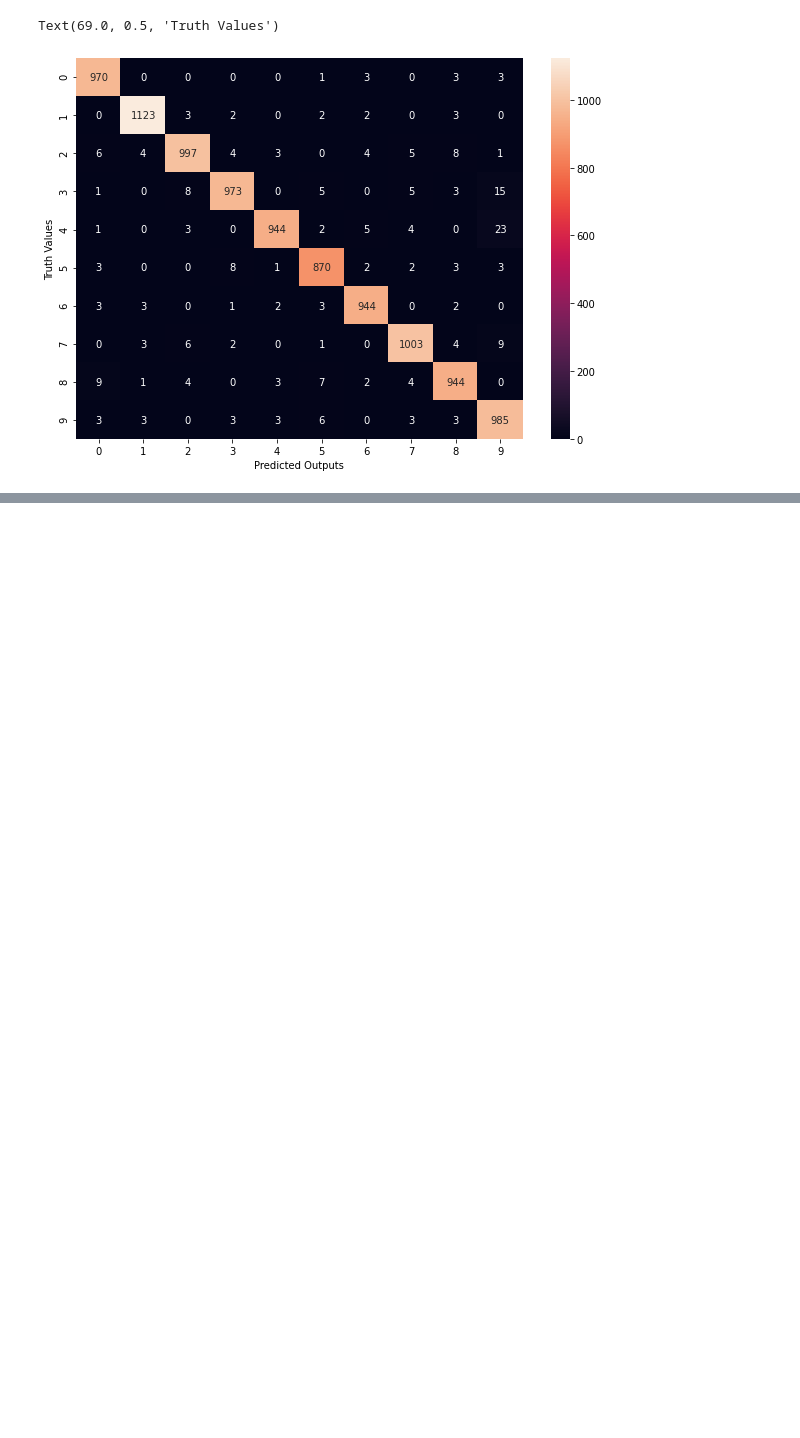
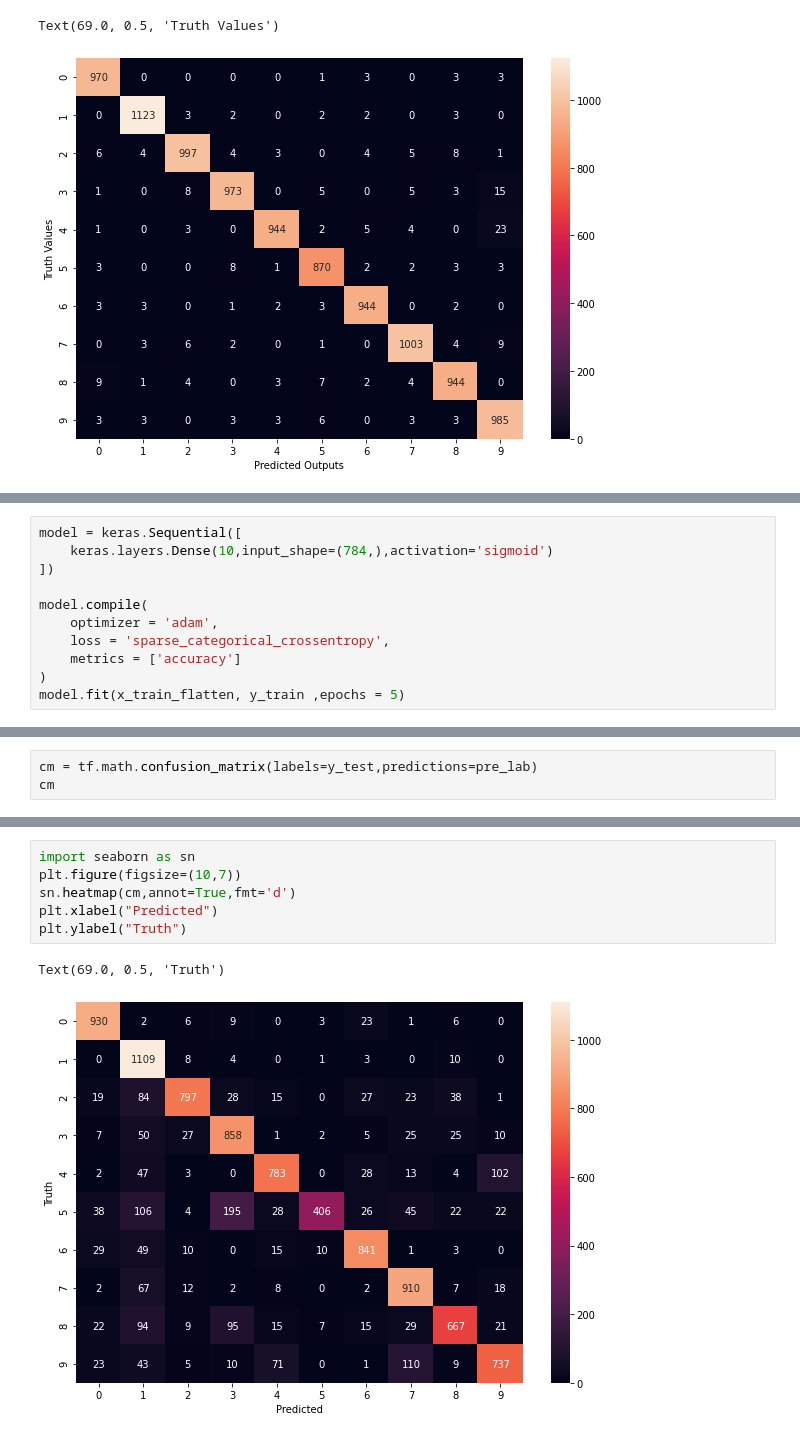
Before and after one commit to Void-Brain70/Deep_Learning, a Jupyter notebook: Handwritten_Digit_Classification.ipynb, the cells around one changed output, grey strips where cells are left out. Saved outputs shown, nothing was run; the diff lists cells and outputs as text; blank space fills up the shorter version.

```diff
--- a/Handwritten_Digit_Classification.ipynb
+++ b/Handwritten_Digit_Classification.ipynb
@@ -196,0 +289,11 @@ Text(69.0, 0.5, 'Truth Values')
+# %%
+model = keras.Sequential([
+    keras.layers.Dense(10,input_shape=(784,),activation='sigmoid')
+])
+
+model.compile(
+    optimizer = 'adam',
+    loss = 'sparse_categorical_crossentropy',
+    metrics = ['accuracy']
+)
+model.fit(x_train_flatten, y_train ,epochs = 5)
@@ -196,0 +359,3 @@ Text(69.0, 0.5, 'Truth Values')
+# %%
+cm = tf.math.confusion_matrix(labels=y_test,predictions=pre_lab)
+cm
@@ -196,0 +375,9 @@ Text(69.0, 0.5, 'Truth Values')
+# %%
+import seaborn as sn
+plt.figure(figsize=(10,7))
+sn.heatmap(cm,annot=True,fmt='d')
+plt.xlabel("Predicted")
+plt.ylabel("Truth")
+# %% [output]
+Text(69.0, 0.5, 'Truth')
+[figure, added]
```
Also changed, not shown: parts of 26 cells of this notebook.
